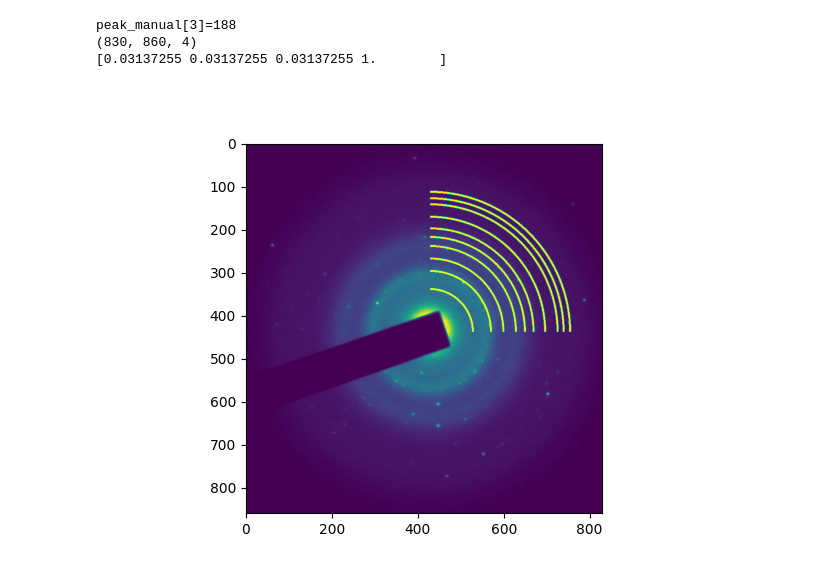
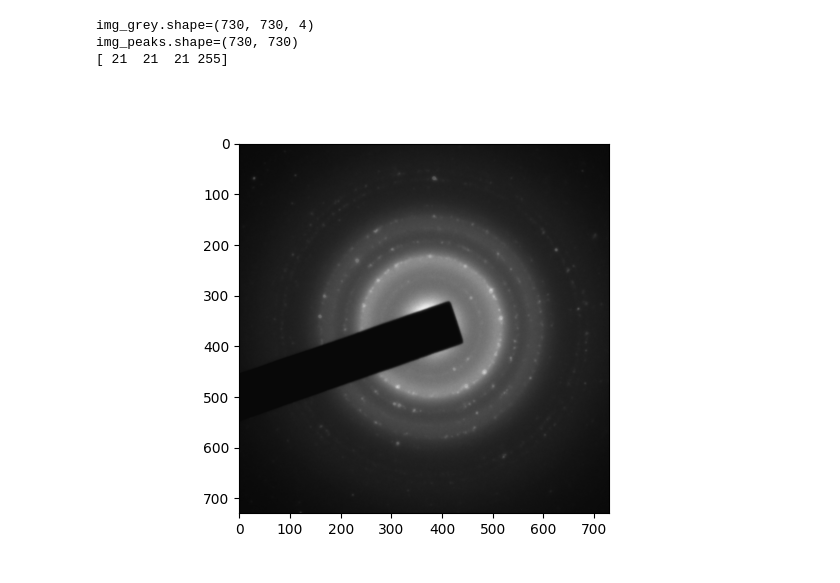
Before and after one commit to Kaldarinz/SAED, a Jupyter notebook: SAED.ipynb, the cells around one changed output. Drawn from its saved outputs; the diff is of its cells as text; code cells hidden in the pictures.

```diff
--- a/SAED.ipynb
+++ b/SAED.ipynb
@@ -30,11 +31,10 @@ plt.imsave(os.path.join(os.getcwd(),'source.png'),img.T,dpi=400)
 # %%
 x = np.arange(-center[0], img.shape[0] - center[0])
 y = np.arange(-center[1], img.shape[1] - center[1])
-xs, ys = np.meshgrid(x, y, sparse=True, indexing='ij')
+xs, ys = np.meshgrid(x, y, sparse=True, indexing='xy')
 zs = np.sqrt(xs**2 + ys**2)
-
-res = SAED.calc_spectrum(img,zs,40.4)
+res = SAED.calc_spectrum(img.T,zs,40.4)
 plt.subplots()
-plt.scatter(res[:,0],res[:,1])
+plt.plot(res[:,0],res[:,1])
 # %% [output]
 Spectrum calculated
@@ -62,0 +43,4 @@ len(peaks)=17
+# %%
+opt_spec, new_cent = SAED.optimize_position(img.T,center,6,6)
+plt.subplots()
+plt.plot(opt_spec[:,0], opt_spec[:,1])
@@ -62,0 +67,8 @@ len(peaks)=17
+# %%
+peak_manual, _ =  find_peaks(opt_spec[:,1], prominence=0.1)
+peak_manual = peak_manual[1:]
+ax = plt.subplot()
+ax.clear()
+ax.plot(opt_spec[:,0], opt_spec[:,1])
+ax.scatter(opt_spec[peak_manual,0], opt_spec[peak_manual,1])
+plt.show()
@@ -63,33 +77,29 @@ len(peaks)=17
 # %%
-width = 5
+width = 4
+plt.close('all')
+x = np.arange(-new_cent[1], img.shape[1] - new_cent[1])
+y = np.arange(-new_cent[0], img.shape[0] - new_cent[0])
+xs, ys = np.meshgrid(x, y, sparse=True, indexing='xy')
+zs = np.sqrt(xs**2 + ys**2)
 
-# x = np.arange(-opt_cent[1], img.shape[1] - opt_cent[1])
-# y = np.arange(-opt_cent[0], img.shape[0] - opt_cent[0])
-# xs, ys = np.meshgrid(x, y, sparse=True)
-# zs = np.sqrt(xs**2 + ys**2)
-
-img_peaks = img.copy()
-peak_manual = peaks[4:]
-peak_manual = np.delete(peak_manual, 1)
-print(f'{peak_manual[3]=}')
-peak_manual[3] = 180
-peak_manual = peak_manual[:-2]
+img_peaks = (img/4).astype(np.uint8).copy()
 for x in peak_manual:
     ring = np.ones(zs.shape)
     ring[zs < (res[x,0]*scale - width/2)] = 0
     ring[zs > (res[x,0]*scale + width/2)] = 0
-    img_peaks[(ring>0)*(xs>0)*(ys<0)] = 1
+    #img_peaks[(ring>0)*(xs<0)*(ys>0)] = 1
 plt.subplots()
-img_grey = np.repeat(img.T[:,:,np.newaxis],4,axis=2)
-img_grey[:,:,3] = 1
-img_grey = img_grey.swapaxes(1,0)
-print(img_grey.shape)
+img_grey = np.repeat(img_peaks[:,:,np.newaxis],4,axis=2)
+img_grey[:,:,3] = 255
+img_grey = img_grey
+print(f'{img_grey.shape=}')
+print(f'{img_peaks.shape=}')
 print(img_grey[100,100,:])
-plt.imshow(img_peaks.T)
-plt.imsave(os.path.join(os.getcwd(),'source.png'),img_grey.swapaxes(1,0),dpi=400)
+plt.imshow(img_grey.swapaxes(1,0).copy())
+plt.imsave(os.path.join(os.getcwd(),'source.png'),img_grey.swapaxes(0,1).copy(),dpi=400)
 # %% [output]
-peak_manual[3]=188
-(830, 860, 4)
-[0.03137255 0.03137255 0.03137255 1.        ]
+img_grey.shape=(730, 730, 4)
+img_peaks.shape=(730, 730)
+[ 21  21  21 255]
-[figure, old version]
+[figure, new version]
 # %%
```
Also changed, not shown: parts of 7 cells of this notebook, 11 other files.
